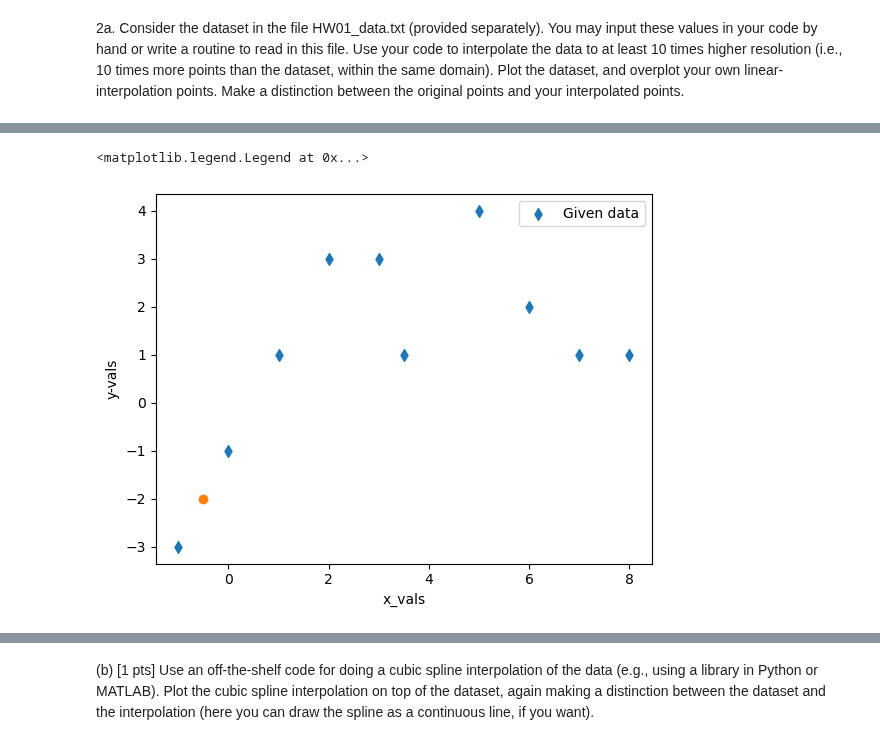
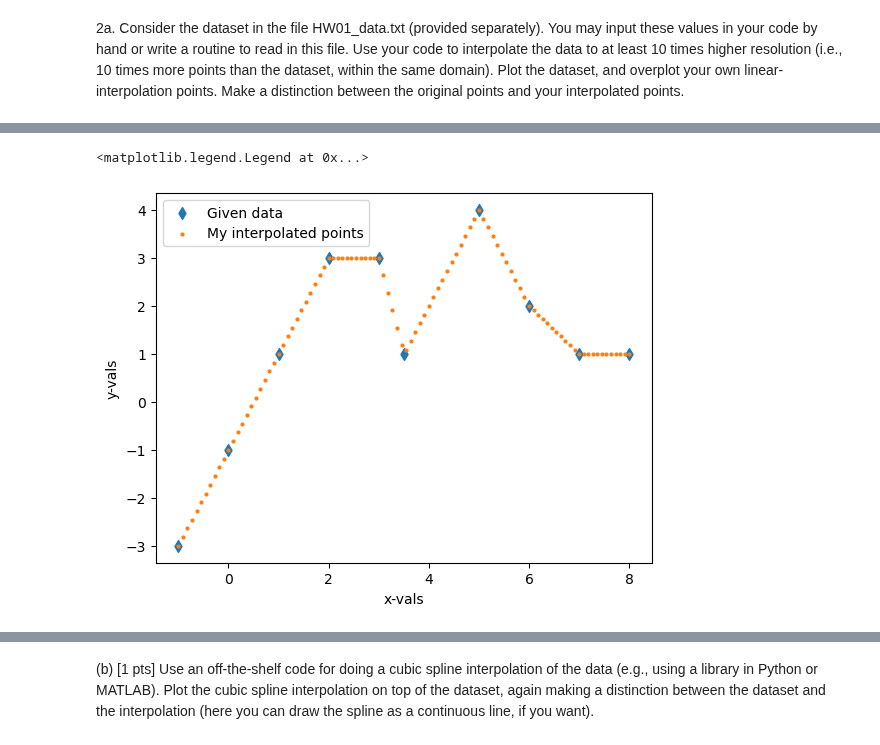
Before and after one commit to kparrine/Computational_Astro, a Jupyter notebook: C1/C1.ipynb, the cells around one changed output, grey strips where cells are left out. Cells and saved outputs as stored; diff of their text form; code cells hidden in the pictures.

```diff
--- a/C1/C1.ipynb
+++ b/C1/C1.ipynb
@@ -56,12 +48,36 @@ linear-interpolation points. Make a distinction between the original points and
 interpolated points.
 # %%
 data = np.genfromtxt("HW01_data.txt",skip_header=1) #read txt file
-x_vals = [] #empty array for x-vals
-y_vals = [] #empty array for y-vals
+
+#much easier to use indexing
+x_vals = data[:, 0]
+y_vals = data[:, 1]
+
+
+#x_vals = np.array() #empty array for x-vals
+#y_vals = np.array() #empty array for y-vals
 
 #loop to append x, y-vals from data
-for i, j in data:
-    x_vals.append(i)
-    y_vals.append(j)
-
-#indexing may work faster
+# for i, j in data:
+#     x_vals.append(i)
+#     y_vals.append(j)
+# %%
+x_interp = np.linspace(x_vals.min(), x_vals.max(), 10*len(x_vals)) #range of x's to interpolate (10x resolution)
+y_interp = [] #empty list for results of interpolated points
+
+#actually looping through the data to apply interpolation function
+for x in x_interp: #want to go through all the x's that I want to interpolate at
+    for i in range(len(x_vals)-1): #but the loop with actual interpolation only needs to be in the range of the x_vals from txt file
+        if x_vals[i] <= x <= x_vals[i+1]: #domain check again, inherently prevents against extrapolation
+            #x interval
+            xi  = x_vals[i]
+            xi1 = x_vals[i+1]
+            #y interval
+            yi  = y_vals[i]
+            yi1 = y_vals[i+1]
+            print(f"Interpolating between points {float(xi),float(xi1)} at x = {x}") #Output to ensure that's what I want
+
+            y_new = linear_interp(xi, yi, xi1, yi1, x) #Apply function
+            y_interp.append(y_new) #Add interpolated values into the empty list above
+
+            break #once found, move on to the next interval
@@ -68,9 +102,9 @@ for i, j in data:
 # %%
 plt.scatter(x_vals,y_vals,marker="d",label="Given data")
-#plt.scatter(x,y,label="My interpolated points")
-plt.xlabel("x_vals")
+plt.scatter(x_interp,y_interp,label="My interpolated points",s=4) #These are individual points
+plt.xlabel("x-vals")
 plt.ylabel("y-vals")
 plt.legend()
 # %% [output]
 <matplotlib.legend.Legend at 0x...>
-[figure, old version]
+[figure, new version]
```
Also changed, not shown: parts of 7 cells of this notebook.
